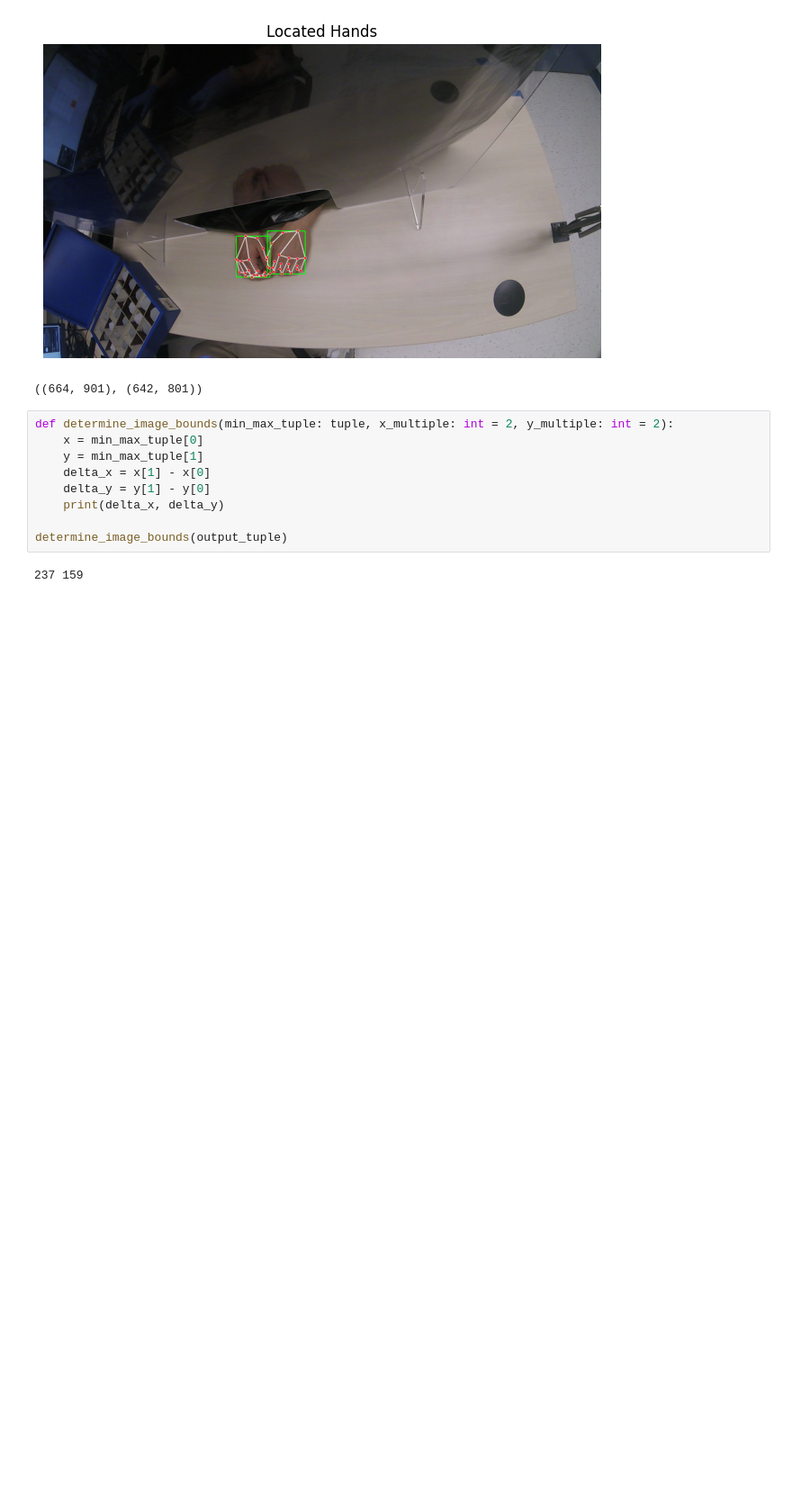
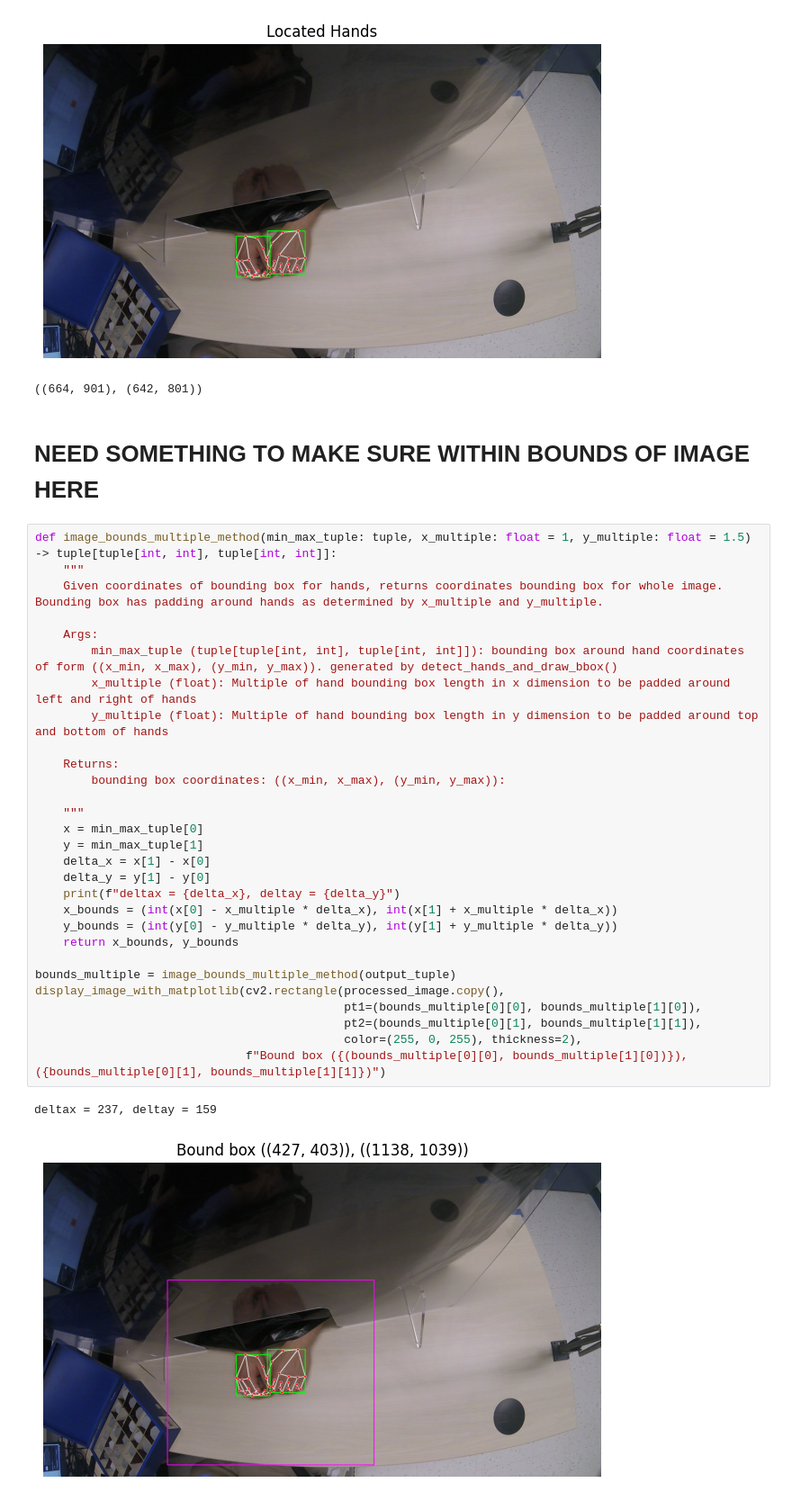
Before and after one commit to nripstein/Undergrad-Thesis, a Jupyter notebook: frame_extract.ipynb, the cells around one changed output. Shown at 90% size. Drawn from its saved outputs; the diff is of its cells as text; blank space fills up the shorter version.

```diff
--- a/frame_extract.ipynb
+++ b/frame_extract.ipynb
@@ -234,14 +234,37 @@ HAND n dims:
 x: (664, 780), y: x in (660, 801)
 [figure]
 ((664, 901), (642, 801))
+# %% [markdown]
+# NEED SOMETHING TO MAKE SURE WITHIN BOUNDS OF IMAGE HERE
 # %%
-def determine_image_bounds(min_max_tuple: tuple, x_multiple: int = 2, y_multiple: int = 2):
+def image_bounds_multiple_method(min_max_tuple: tuple, x_multiple: float = 1, y_multiple: float = 1.5) -> tuple[tuple[int, int], tuple[int, int]]:
+    """
+    Given coordinates of bounding box for hands, returns coordinates bounding box for whole image. Bounding box has padding around hands as determined by x_multiple and y_multiple.
+
+    Args:
+        min_max_tuple (tuple[tuple[int, int], tuple[int, int]]): bounding box around hand coordinates of form ((x_min, x_max), (y_min, y_max)). generated by detect_hands_and_draw_bbox()
+        x_multiple (float): Multiple of hand bounding box length in x dimension to be padded around left and right of hands
+        y_multiple (float): Multiple of hand bounding box length in y dimension to be padded around top and bottom of hands
+
+    Returns:
+        bounding box coordinates: ((x_min, x_max), (y_min, y_max)):
+
+    """
     x = min_max_tuple[0]
     y = min_max_tuple[1]
     delta_x = x[1] - x[0]
     delta_y = y[1] - y[0]
-    print(delta_x, delta_y)
+    print(f"deltax = {delta_x}, deltay = {delta_y}")
+    x_bounds = (int(x[0] - x_multiple * delta_x), int(x[1] + x_multiple * delta_x))
+    y_bounds = (int(y[0] - y_multiple * delta_y), int(y[1] + y_multiple * delta_y))
+    return x_bounds, y_bounds
 
-determine_image_bounds(output_tuple)
+bounds_multiple = image_bounds_multiple_method(output_tuple)
+display_image_with_matplotlib(cv2.rectangle(processed_image.copy(),
+                                            pt1=(bounds_multiple[0][0], bounds_multiple[1][0]),
+                                            pt2=(bounds_multiple[0][1], bounds_multiple[1][1]),
+                                            color=(255, 0, 255), thickness=2),
+                              f"Bound box ({(bounds_multiple[0][0], bounds_multiple[1][0])}), ({bounds_multiple[0][1], bounds_multiple[1][1]})")
 # %% [output]
-237 159
+deltax = 237, deltay = 159
+[figure, added]
```
Also changed, not shown: parts of 2 cells of this notebook.
